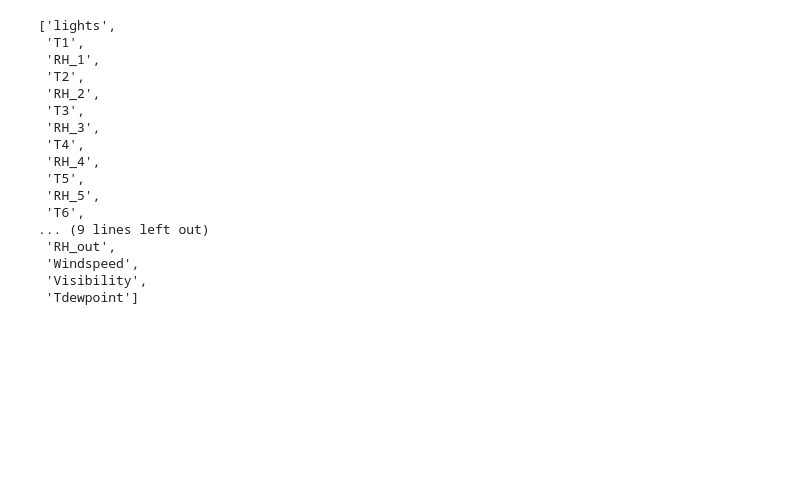
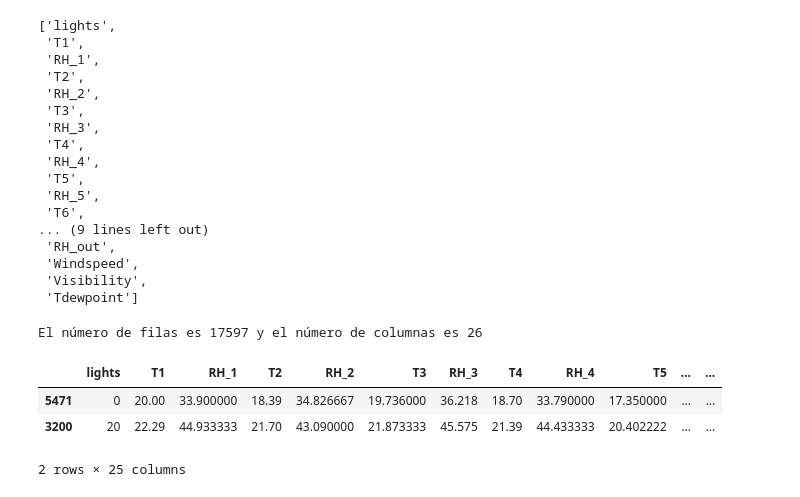
Before and after one commit to PabloAndree/Python_PA, a Jupyter notebook: Procesamiento_de_información_para_ML.ipynb, the cells around one changed output. Saved outputs shown, nothing was run; the diff lists cells and outputs as text; code cells hidden in the pictures; blank space fills up the shorter version.

```diff
--- a/Procesamiento_de_información_para_ML.ipynb
+++ b/Procesamiento_de_información_para_ML.ipynb
@@ -403,3 +378,14 @@ X_train, X_test, y_train, y_test = train_test_split(data_1_df_imp_knn[var_[1:]],
                                                     test_size=0.35, # % de datos para el testeo
 
                                                     random_state=123) # Colocar una semilla aleatoria
+# %%
+print(f'El número de filas es {data_1_df_imp_knn.shape[0]} y el número de columnas es {data_1_df_imp_knn[var_].shape[1]}')
+# %% [output]
+El número de filas es 17597 y el número de columnas es 26
+# %%
+X_train.head(2)
+# %% [output]
+|  | lights | T1 | RH_1 | T2 | RH_2 | T3 | RH_3 | T4 | RH_4 | T5 | ... | ... |
+| 5471 | 0 | 20.00 | 33.900000 | 18.39 | 34.826667 | 19.736000 | 36.218 | 18.70 | 33.790000 | 17.350000 | ... | ... |
+| 3200 | 20 | 22.29 | 44.933333 | 21.70 | 43.090000 | 21.873333 | 45.575 | 21.39 | 44.433333 | 20.402222 | ... | ... |
+2 rows × 25 columns
```
Also changed, not shown: parts of 28 cells of this notebook.
